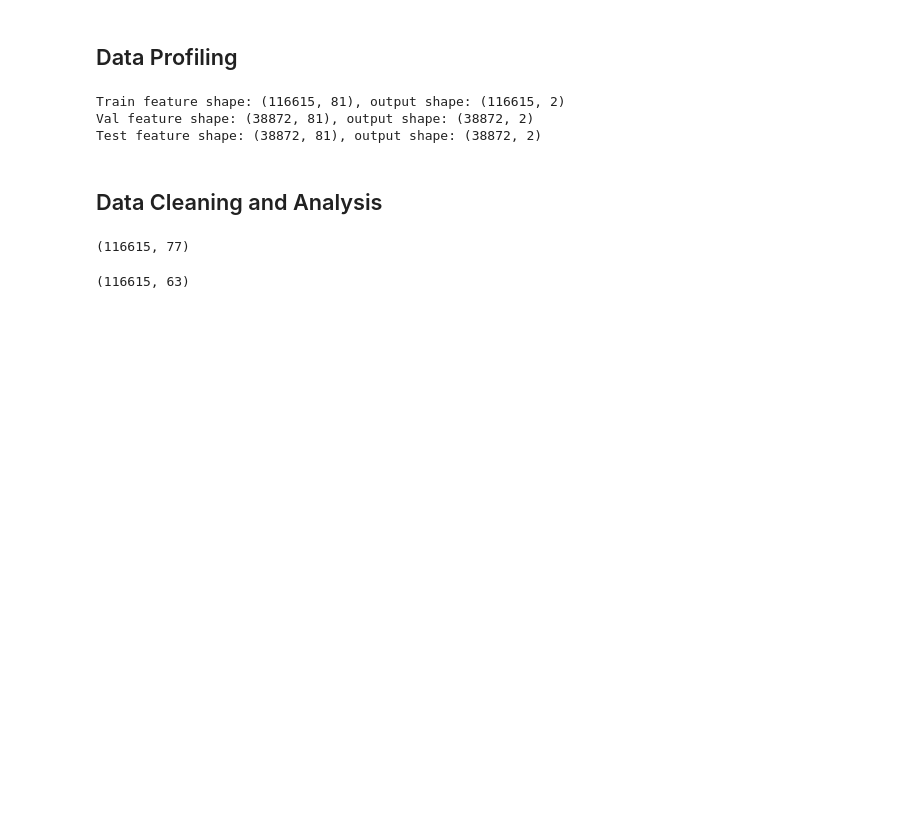
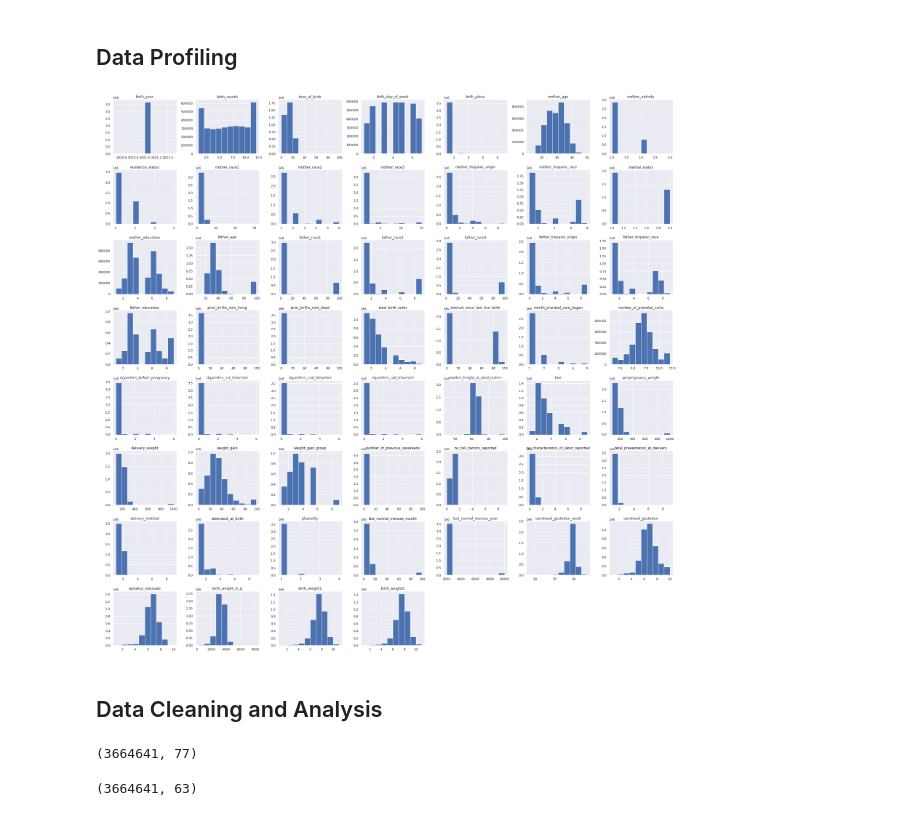
Before and after one commit to frankiepun/capstone_childbirth, a Jupyter notebook: childbirth_EDA.ipynb, the cells around one changed output. Cells and saved outputs as stored; diff of their text form; code cells hidden in the pictures; blank space fills up the shorter version.

```diff
--- a/childbirth_EDA.ipynb
+++ b/childbirth_EDA.ipynb
@@ -189,27 +220,9 @@ df
-# %%
-X = df.copy()  # keep the original df
-
-# drop unknown weight from the dataset
-X = X[X.birth_weight_in_g != 9999]
-X = X[X.combined_gestation_week !=99]
-y = X[['birth_weight_in_g', 'combined_gestation_week']] # predict the weight in grams, numerical prediction
-
-X_train, X_test, y_train, y_test = train_test_split(X, y, test_size=0.2, random_state=1)
-
-X_train, X_val, y_train, y_val = train_test_split(X_train, y_train, test_size=0.25, random_state=1) # 0.25 x 0.8 = 0.2
-X_train.to_csv("data_files/x_train_orig.csv", index=False)
-y_train.to_csv("data_files/y_train_orig.csv", index=False)
-X_val.to_csv("data_files/x_val_orig.csv", index=False)
-y_val.to_csv("data_files/y_val_orig.csv", index=False)
-X_test.to_csv("data_files/x_test_orig.csv", index=False)
-y_test.to_csv("data_files/y_test_orig.csv", index=False)
-
-
-print(f"Train feature shape: {X_train.shape}, output shape: {y_train.shape}")
-print(f"Val feature shape: {X_val.shape}, output shape: {y_val.shape}")
-print(f"Test feature shape: {X_test.shape}, output shape: {y_test.shape}")
-# %% [output]
-Train feature shape: (116615, 81), output shape: (116615, 2)
-Val feature shape: (38872, 81), output shape: (38872, 2)
-Test feature shape: (38872, 81), output shape: (38872, 2)
+# %%
+# Data to be used in the EDA
+X_EDA = X
+y_EDA = y
+
+# set to X and y for full dataset
+#X_EDA = X
+#y_EDA = y
 # %%
@@ -233,7 +239,10 @@ def generate_pandas_profile_eda():
 generate_pandas_profile_eda()
 # %%
-# histogram
-# hist = X_train.hist(figsize=(35,35))
+# simple histograms
+
+hist = X_EDA.hist(figsize=(35,35))
+# %% [output]
+[figure, added]
 # %% [markdown]
 ## Data Cleaning and Analysis
 # %%
@@ -243,9 +252,9 @@ def remove_outcome_variables(X_features):
     print(X_features.shape)
     return X_features
 
-X_train = remove_outcome_variables(X_train)
+X_EDA = remove_outcome_variables(X_EDA)
 # %% [output]
-(116615, 77)
+(3664641, 77)
 # %%
 # remove features that are highly skewed
 
@@ -270,6 +279,6 @@ def remove_skewed_features(X_features):
     print(X_features.shape)
     return X_features
 
-X_train = remove_skewed_features(X_train)
+X_EDA = remove_skewed_features(X_EDA)
 # %% [output]
-(116615, 63)
+(3664641, 63)
```
Also changed, not shown: parts of 32 cells of this notebook, 3 other files.
